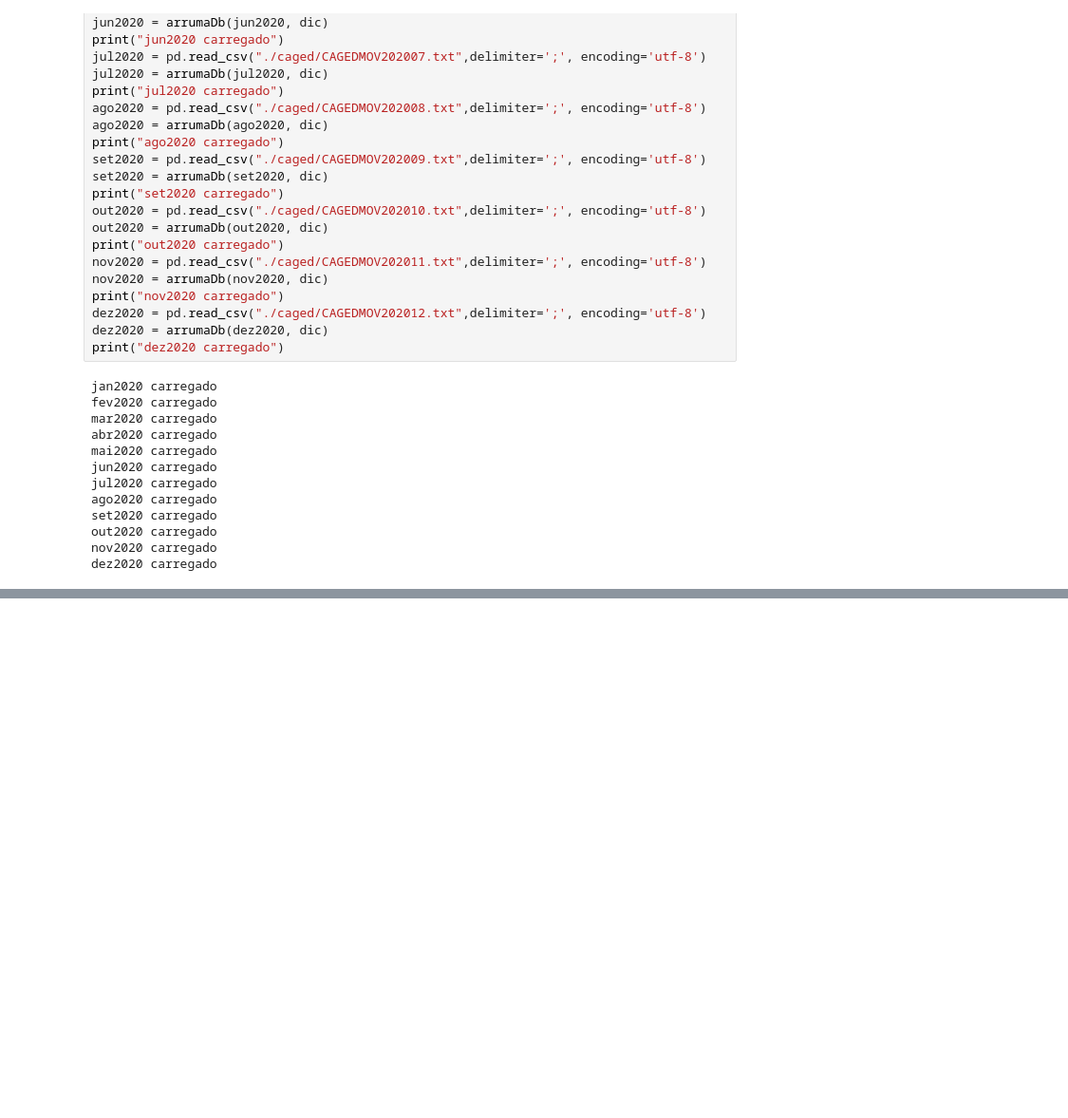
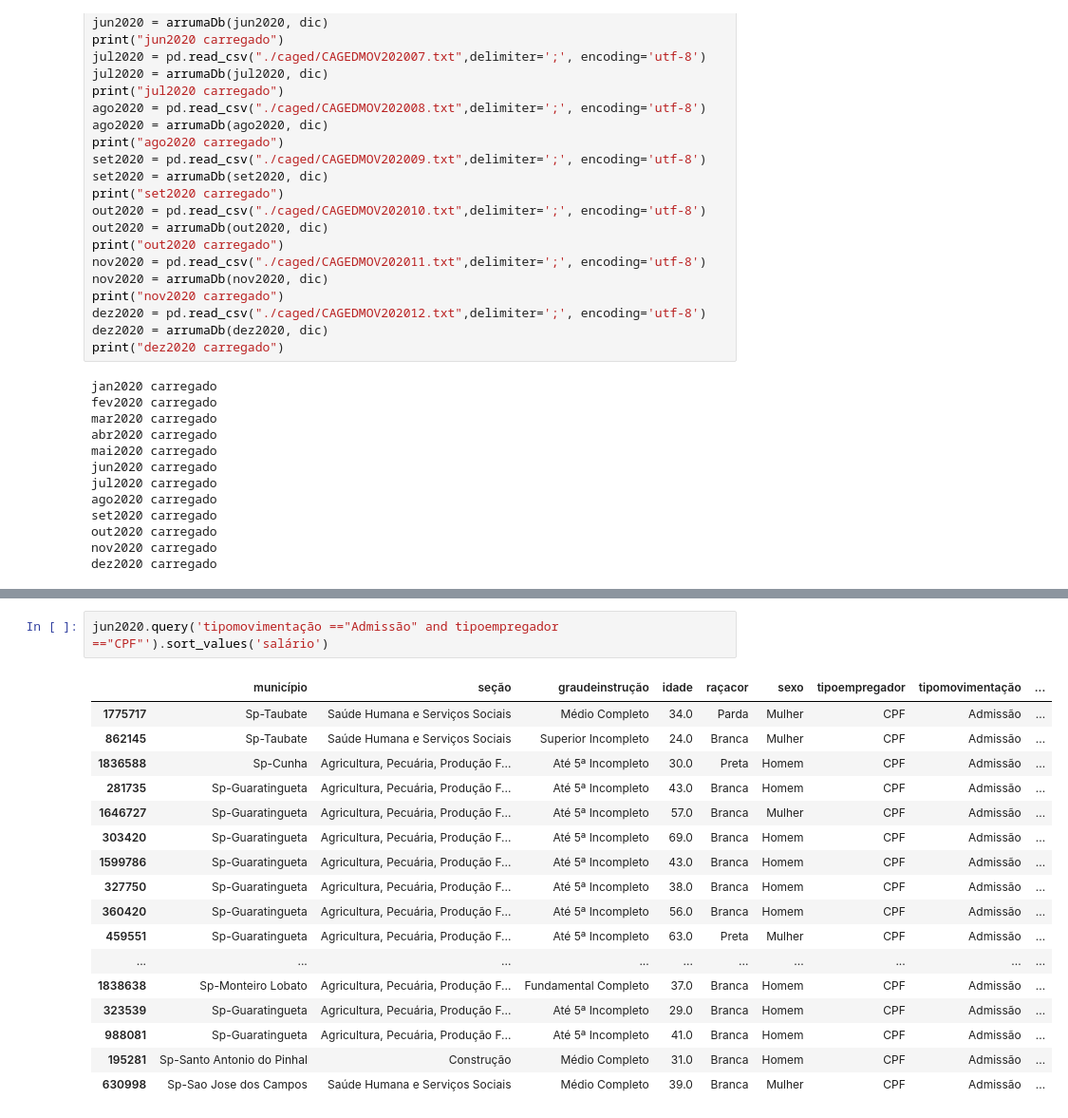
Before and after one commit to MarcospsDonizete/Analise_De_Empregabilidade, a Jupyter notebook: Caged.ipynb, the cells around one changed output, grey strips where cells are left out. Shown at 95% size. Saved outputs shown, nothing was run; the diff lists cells and outputs as text; blank space fills up the shorter version.

```diff
--- a/Caged.ipynb
+++ b/Caged.ipynb
@@ -227,0 +245,20 @@ plt.show()
+# %%
+jun2020.query('tipomovimentação =="Admissão" and tipoempregador =="CPF"').sort_values('salário')
+# %% [output]
+|  | município | seção | graudeinstrução | idade | raçacor | sexo | tipoempregador | tipomovimentação | ... |
+| 1775717 | Sp-Taubate | Saúde Humana e Serviços Sociais | Médio Completo | 34.0 | Parda | Mulher | CPF | Admissão | ... |
+| 862145 | Sp-Taubate | Saúde Humana e Serviços Sociais | Superior Incompleto | 24.0 | Branca | Mulher | CPF | Admissão | ... |
+| 1836588 | Sp-Cunha | Agricultura, Pecuária, Produção F... | Até 5ª Incompleto | 30.0 | Preta | Homem | CPF | Admissão | ... |
+| 281735 | Sp-Guaratingueta | Agricultura, Pecuária, Produção F... | Até 5ª Incompleto | 43.0 | Branca | Homem | CPF | Admissão | ... |
+| 1646727 | Sp-Guaratingueta | Agricultura, Pecuária, Produção F... | Até 5ª Incompleto | 57.0 | Branca | Mulher | CPF | Admissão | ... |
+| 303420 | Sp-Guaratingueta | Agricultura, Pecuária, Produção F... | Até 5ª Incompleto | 69.0 | Branca | Homem | CPF | Admissão | ... |
+| 1599786 | Sp-Guaratingueta | Agricultura, Pecuária, Produção F... | Até 5ª Incompleto | 43.0 | Branca | Homem | CPF | Admissão | ... |
+| 327750 | Sp-Guaratingueta | Agricultura, Pecuária, Produção F... | Até 5ª Incompleto | 38.0 | Branca | Homem | CPF | Admissão | ... |
+| 360420 | Sp-Guaratingueta | Agricultura, Pecuária, Produção F... | Até 5ª Incompleto | 56.0 | Branca | Homem | CPF | Admissão | ... |
+| 459551 | Sp-Guaratingueta | Agricultura, Pecuária, Produção F... | Até 5ª Incompleto | 63.0 | Preta | Mulher | CPF | Admissão | ... |
+| ... | ... | ... | ... | ... | ... | ... | ... | ... | ... |
+| 1838638 | Sp-Monteiro Lobato | Agricultura, Pecuária, Produção F... | Fundamental Completo | 37.0 | Branca | Homem | CPF | Admissão | ... |
+| 323539 | Sp-Guaratingueta | Agricultura, Pecuária, Produção F... | Até 5ª Incompleto | 29.0 | Branca | Homem | CPF | Admissão | ... |
+| 988081 | Sp-Guaratingueta | Agricultura, Pecuária, Produção F... | Até 5ª Incompleto | 41.0 | Branca | Homem | CPF | Admissão | ... |
+| 195281 | Sp-Santo Antonio do Pinhal | Construção | Médio Completo | 31.0 | Branca | Homem | CPF | Admissão | ... |
+| 630998 | Sp-Sao Jose dos Campos | Saúde Humana e Serviços Sociais | Médio Completo | 39.0 | Branca | Mulher | CPF | Admissão | ... |
```
Also changed, not shown: parts of 6 cells of this notebook.
